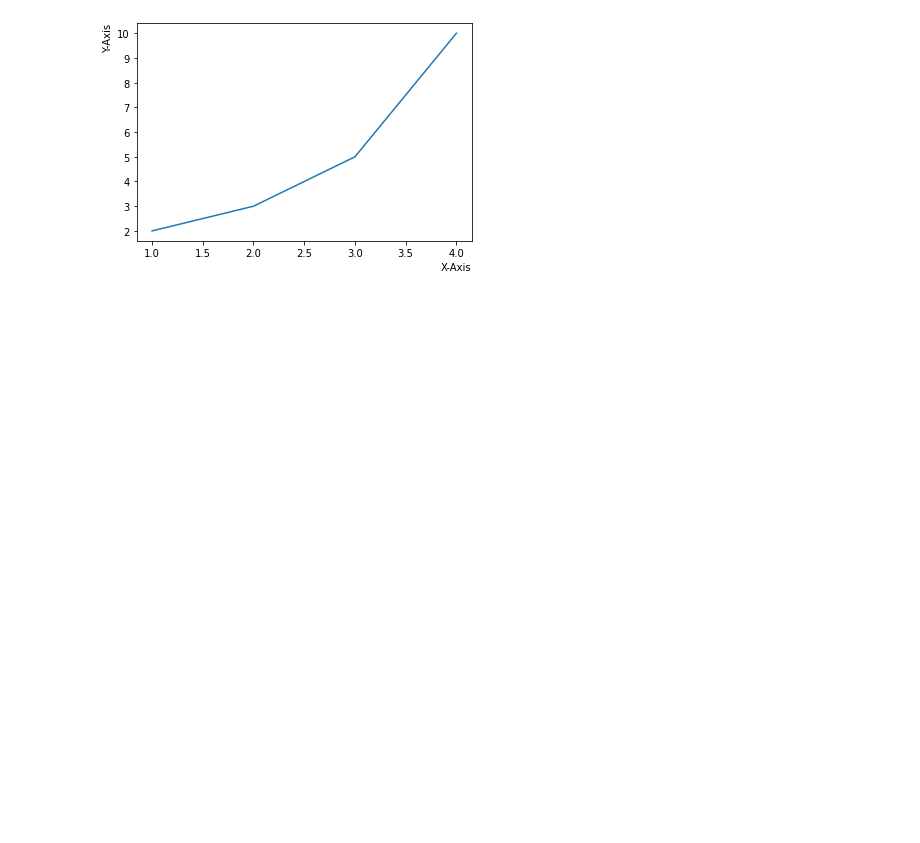
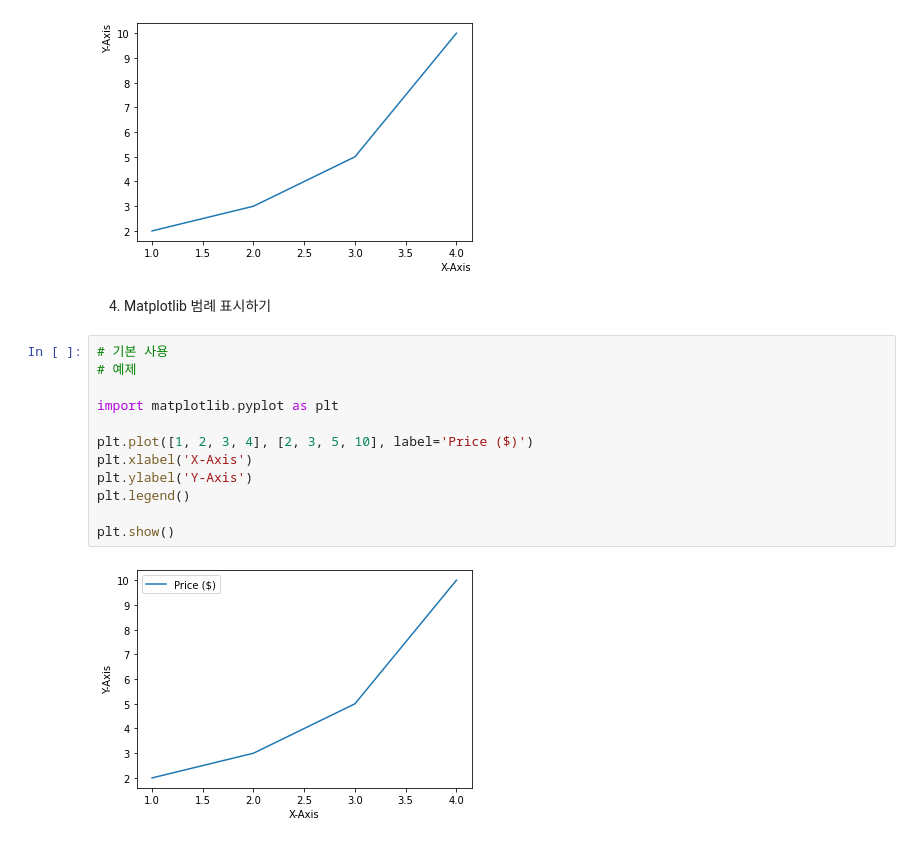
Before and after one commit to okmunkiok/Matplotlib_Tutorial__Dardao, a Jupyter notebook: Matplotlib_Tutorial.ipynb, the cells around one changed output. Saved outputs shown, nothing was run; the diff lists cells and outputs as text; blank space fills up the shorter version.

```diff
--- a/Matplotlib_Tutorial.ipynb
+++ b/Matplotlib_Tutorial.ipynb
@@ -207,3 +207,19 @@ plt.ylabel('Y-Axis', loc='top')
 plt.show()
 # %% [output]
 [figure]
+# %% [markdown]
+04. Matplotlib 범례 표시하기
+# %%
+# 기본 사용
+# 예제
+
+import matplotlib.pyplot as plt
+
+plt.plot([1, 2, 3, 4], [2, 3, 5, 10], label='Price ($)')
+plt.xlabel('X-Axis')
+plt.ylabel('Y-Axis')
+plt.legend()
+
+plt.show()
+# %% [output]
+[figure, added]
```
